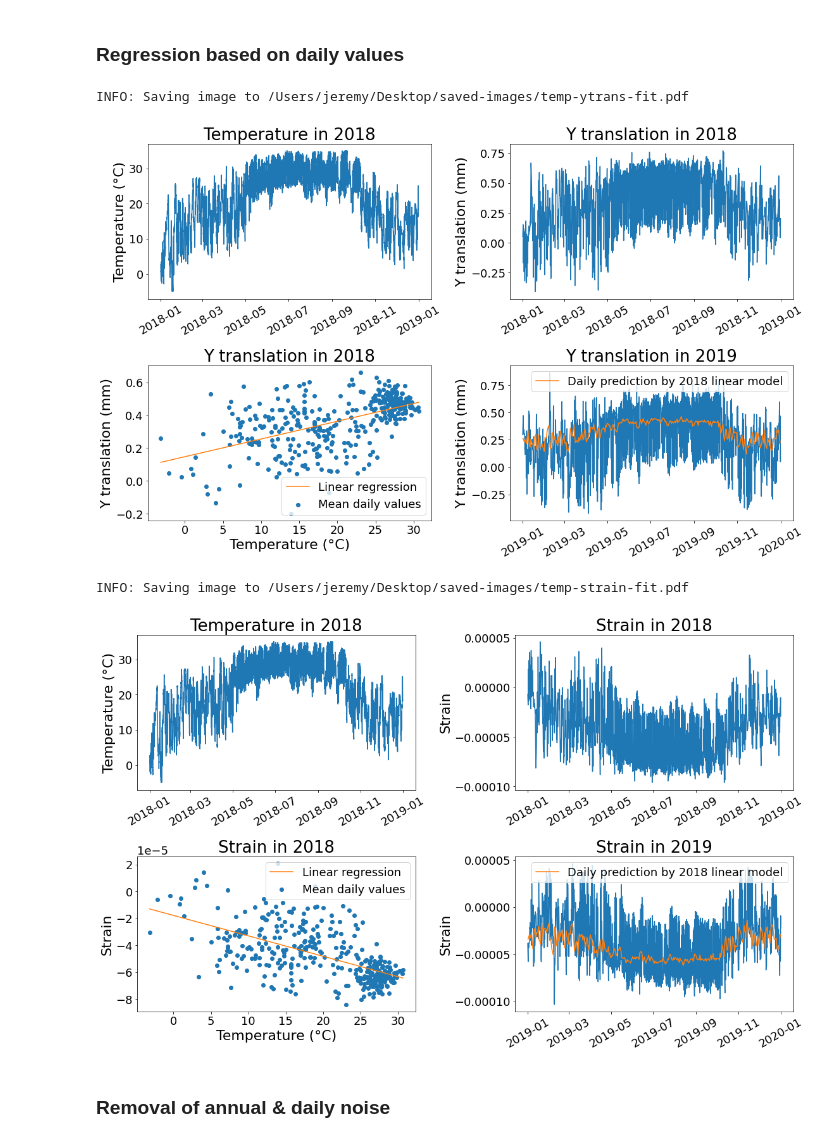
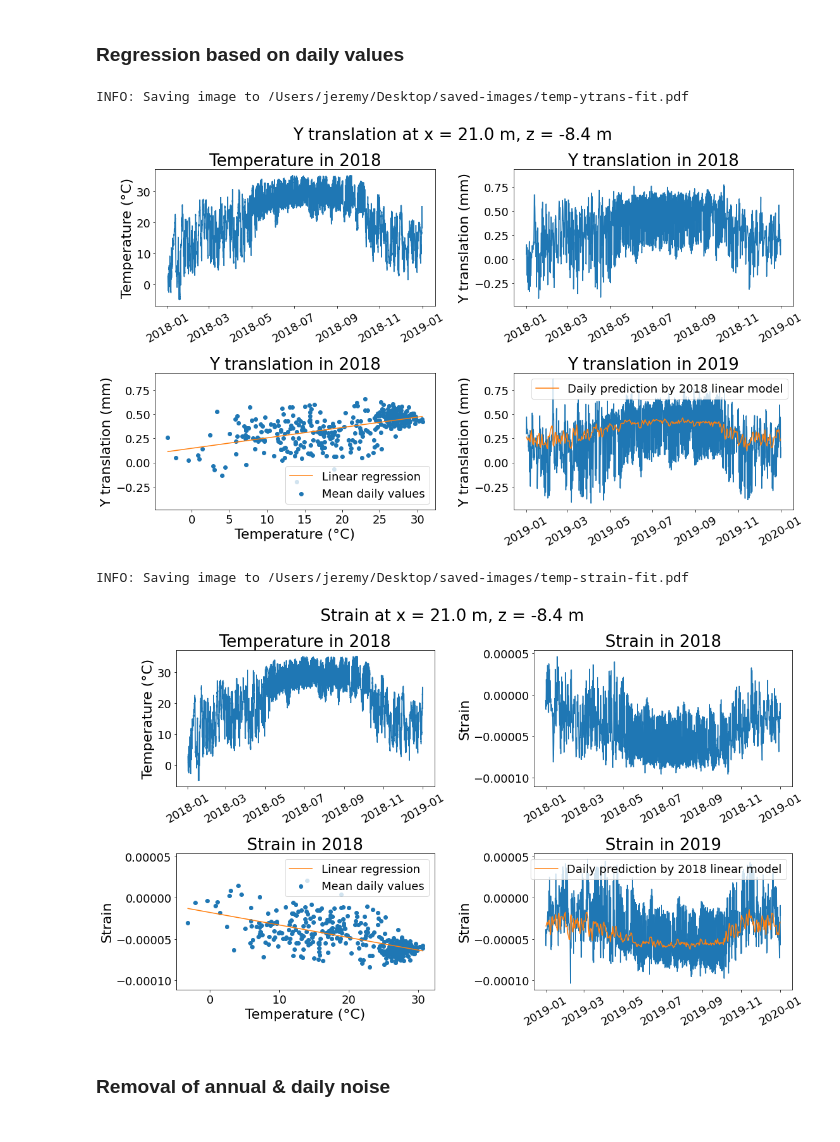
Before and after one commit to jerbaroo/bridge-sim, a Jupyter notebook: notebooks/classify.ipynb, the cells around one changed output. Drawn from its saved outputs; the diff is of its cells as text; code cells hidden in the pictures.

```diff
--- a/notebooks/classify.ipynb
+++ b/notebooks/classify.ipynb
@@ -683,47 +684,51 @@ plt.legend()
 plt.ylabel("Y translation (mm)")
 plt.title("Y translation in 2019")
 plt.xticks(rotation=30)
-plt.tight_layout()
+equal_lims("y", 2, 2, [2, 3, 4])
+plt.suptitle(f"Y translation at x = {sensor_point.x:.1f} m, z = {sensor_point.z:.1f} m")
+plt.tight_layout(rect=[0, 0.03, 1, 0.95])
 # plt.gcf().autofmt_xdate()
 plt.savefig(os.path.join(IMAGE_PATH, "temp-ytrans-fit.pdf"))
 # %% [output]
 INFO: Saving image to /Users/jeremy/Desktop/saved-images/temp-ytrans-fit.pdf
-[figure, old version]
+[figure, new version]
 # %%
 plt.landscape()
 plt.subplot(2, 2, 1)
 plt.plot(temps_2018["datetime"], temps_2018["temp"])
 plt.ylabel("Temperature (°C)")
 # plt.xlabel("Date")
 plt.title("Temperature in 2018")
 plt.xticks(rotation=30)
 plt.subplot(2, 2, 2)
 plt.plot(temps_2018["datetime"], effect_2018_s)
 plt.ylabel("Strain")
 plt.xticks(rotation=30)
 # plt.xlabel("Date")
 plt.title("Strain in 2018")
 plt.subplot(2, 2, 3)
 plt.scatter(regress_temps_2018, regress_s_2018, label="Mean daily values")
 lr_s_2018 = LinearRegression().fit(regress_temps_2018.reshape(-1, 1), regress_s_2018)
 x = np.linspace(min(regress_temps_2018), max(regress_temps_2018), 100).reshape(-1, 1)
 plt.plot(x, lr_s_2018.predict(x), color="tab:orange", label="Linear regression")
 plt.legend()
 plt.ylabel("Strain")
 plt.xlabel("Temperature (°C)")
 plt.title("Strain in 2018")
 plt.subplot(2, 2, 4)
 plt.plot(temps_2019["datetime"], effect_2019_s)
 plt.plot(regress_dates_2019, lr_s_2018.predict(regress_temps_2019.reshape(-1, 1)), label="Daily prediction by 2018 linear model")
 plt.legend()
 plt.ylabel("Strain")
 plt.title("Strain in 2019")
 plt.xticks(rotation=30)
-plt.tight_layout()
+equal_lims("y", 2, 2, [2, 3, 4])
+plt.suptitle(f"Strain at x = {sensor_point.x:.1f} m, z = {sensor_point.z:.1f} m")
+plt.tight_layout(rect=[0, 0.03, 1, 0.95])
 plt.savefig(os.path.join(IMAGE_PATH, "temp-strain-fit.pdf"))
 # %% [output]
 INFO: Saving image to /Users/jeremy/Desktop/saved-images/temp-strain-fit.pdf
-[figure, old version]
+[figure, new version]
 # %% [markdown]
 ### Removal of annual & daily noise
 # %%
```
Also changed, not shown: parts of 5 cells of this notebook.
